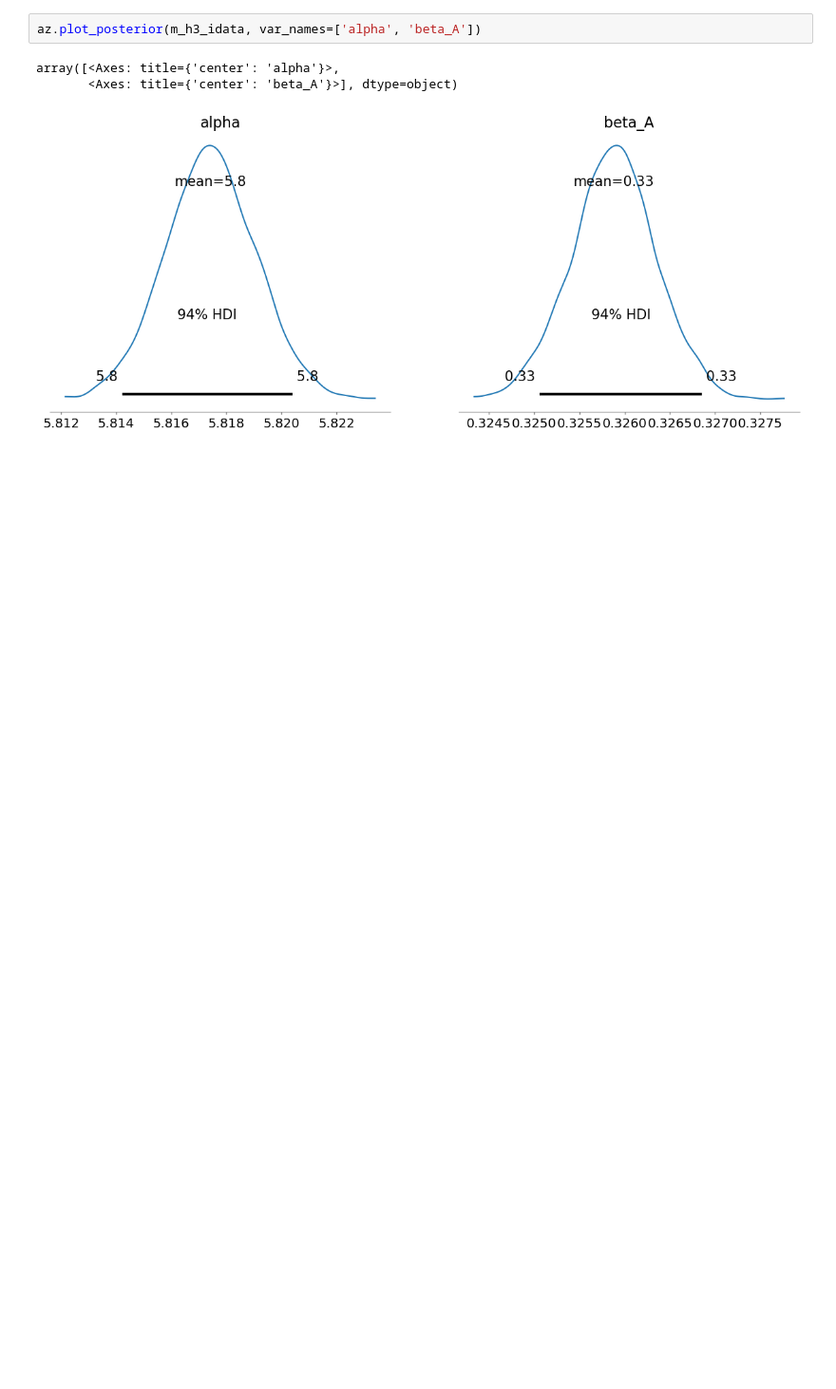
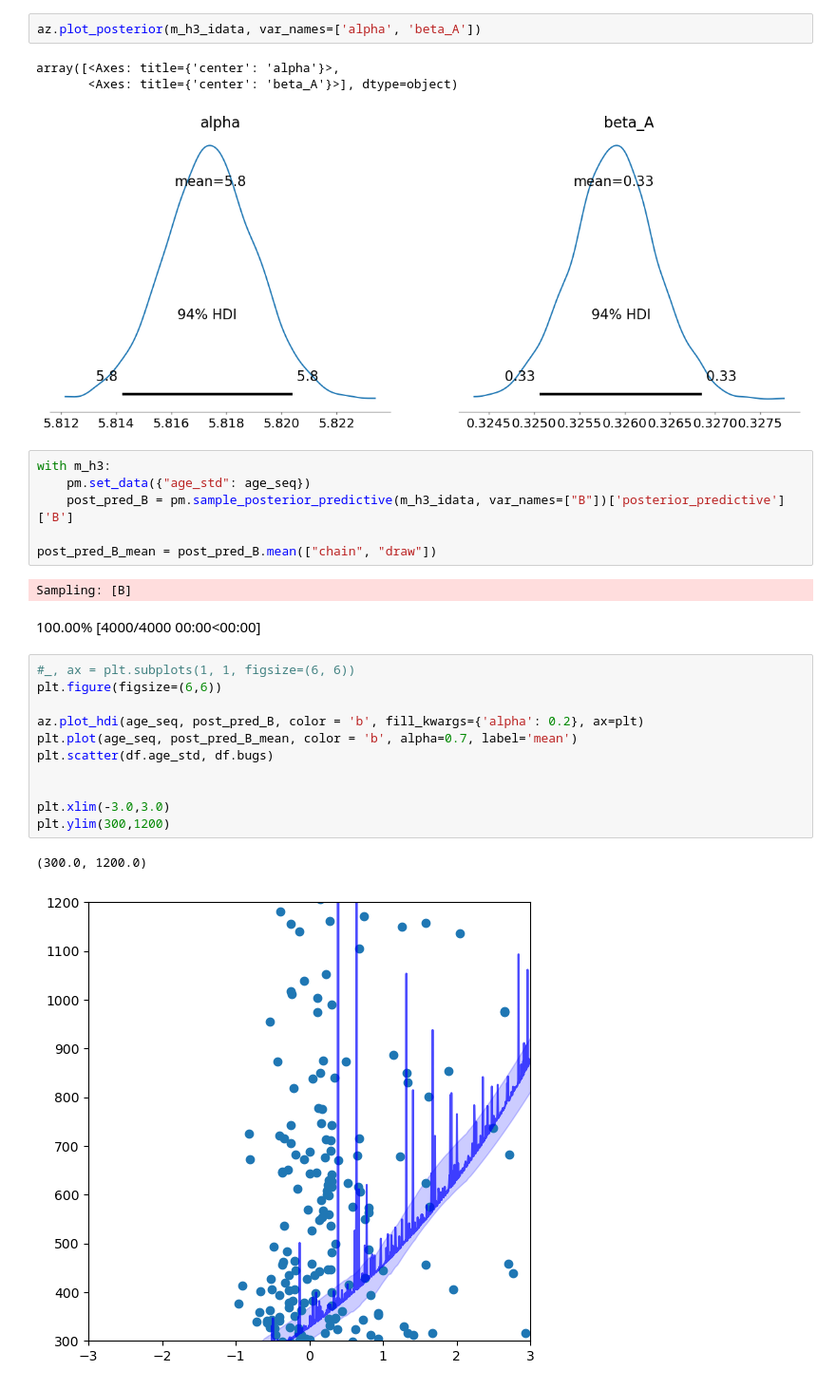
Before and after one commit to ah140797/PPExam24, a Jupyter notebook: anders.ipynb, the cells around one changed output. Shown at 95% size. Saved outputs shown, nothing was run; the diff lists cells and outputs as text; blank space fills up the shorter version.

```diff
--- a/anders.ipynb
+++ b/anders.ipynb
@@ -386,3 +355,26 @@ az.plot_posterior(m_h3_idata, var_names=['alpha', 'beta_A'])
 array([<Axes: title={'center': 'alpha'}>,
        <Axes: title={'center': 'beta_A'}>], dtype=object)
 [figure]
+# %%
+with m_h3:
+    pm.set_data({"age_std": age_seq})
+    post_pred_B = pm.sample_posterior_predictive(m_h3_idata, var_names=["B"])['posterior_predictive']['B']
+
+post_pred_B_mean = post_pred_B.mean(["chain", "draw"])
+# %% [output]
+Sampling: [B]
+100.00% [4000/4000 00:00<00:00]
+# %%
+#_, ax = plt.subplots(1, 1, figsize=(6, 6))
+plt.figure(figsize=(6,6))
+
+az.plot_hdi(age_seq, post_pred_B, color = 'b', fill_kwargs={'alpha': 0.2}, ax=plt)
+plt.plot(age_seq, post_pred_B_mean, color = 'b', alpha=0.7, label='mean')
+plt.scatter(df.age_std, df.bugs)
+
+
+plt.xlim(-3.0,3.0)
+plt.ylim(300,1200)
+# %% [output]
+(300.0, 1200.0)
+[figure, added]
```
Also changed, not shown: parts of 15 cells of this notebook, 1 other file.
